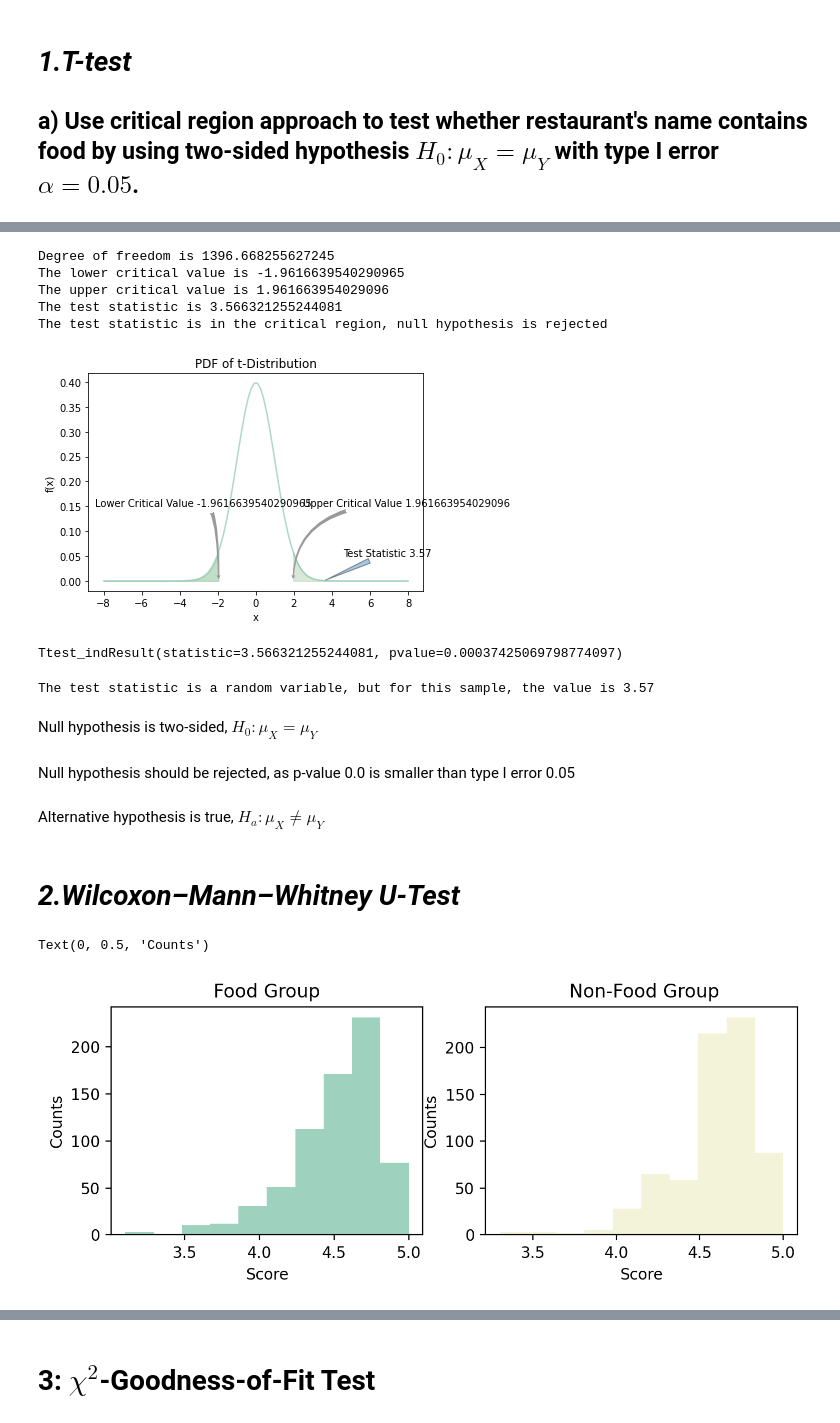
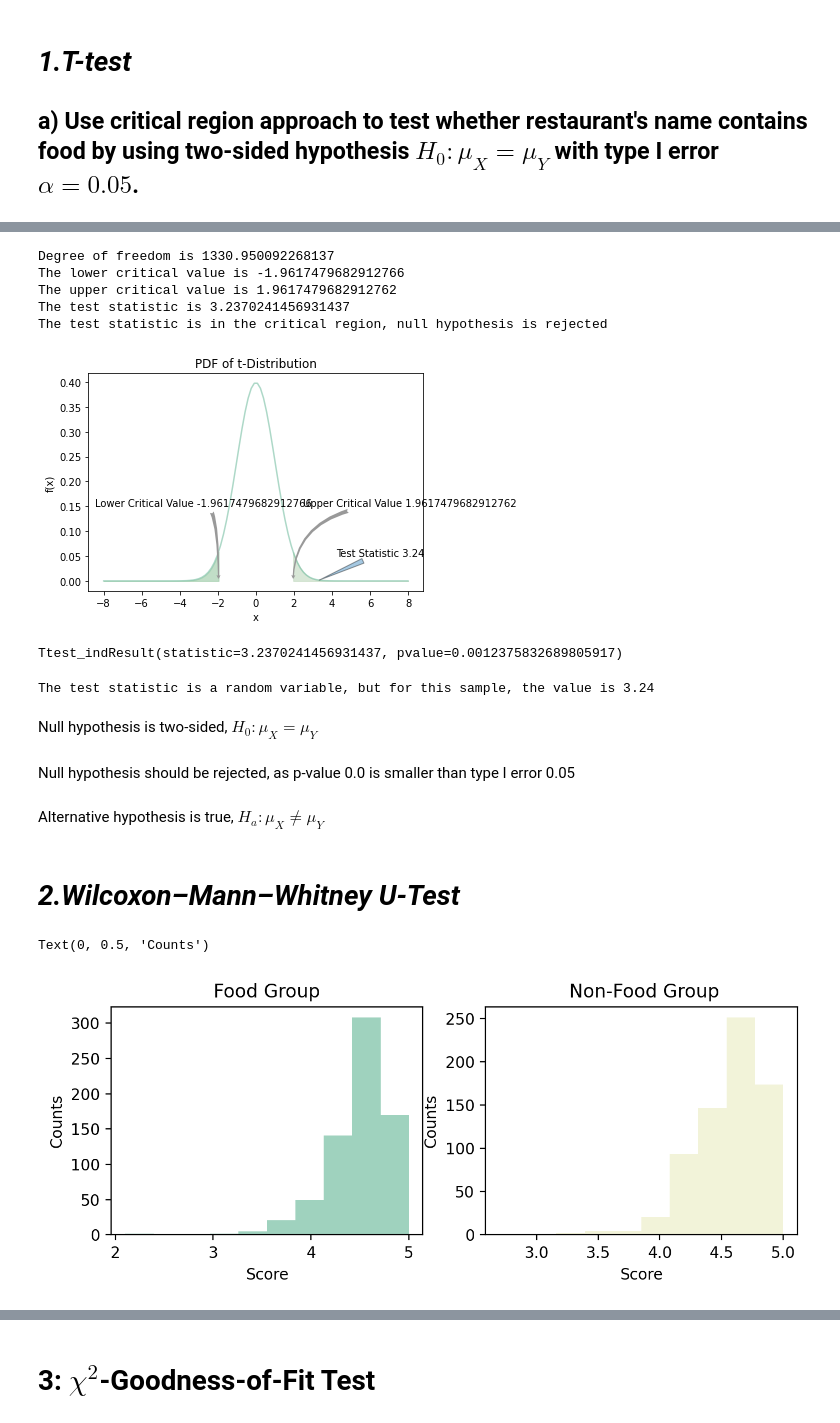
Before and after one commit to ZJHRyan/pp-workshop-try, a Jupyter notebook: useful.ipynb, the cells around one changed output, grey strips where cells are left out. Cells and saved outputs as stored; diff of their text form; code cells hidden in the pictures.

```diff
--- a/useful.ipynb
+++ b/useful.ipynb
@@ -31,10 +31,10 @@ df
 df=df.drop(columns=['Unnamed: 0','index','id'])
 # %%
 n=350
-df_1 = df[(df.is_food == 1) & (df.price_range == 1)].sample(n)
-df_2 = df[(df.is_food == 1) & (df.price_range >1)].sample(n)
-df_3 = df[(df.is_food == 0) & (df.price_range == 1)].sample(n)
-df_4 = df[(df.is_food == 0) & (df.price_range >1)].sample(n)
+df_1 = df[(df.include_food == 1) & (df.price_range == 1)].sample(n,random_state=1)
+df_2 = df[(df.include_food == 1) & (df.price_range >1)].sample(n,random_state=1)
+df_3 = df[(df.include_food == 0) & (df.price_range == 1)].sample(n,random_state=1)
+df_4 = df[(df.include_food == 0) & (df.price_range >1)].sample(n,random_state=1)
 df=pd.concat([df_1,df_2,df_3,df_4])
 df
 # %% [output]
@@ -353,12 +353,12 @@ print('The test statistic is', test_statistic_value)
 plt.annotate(f'Test Statistic {round(test_statistic_value,2)}',(test_statistic_value,0),(test_statistic_value+1,0.05),arrowprops=dict(arrowstyle="wedge,tail_width=0.5", alpha=0.4))  #Annotation
 print('The test statistic is in the critical region, null hypothesis is rejected ')
 # %% [output]
-Degree of freedom is 1396.668255627245
-The lower critical value is -1.9616639540290965
-The upper critical value is 1.961663954029096
-The test statistic is 3.566321255244081
+Degree of freedom is 1330.950092268137
+The lower critical value is -1.9617479682912766
+The upper critical value is 1.9617479682912762
+The test statistic is 3.2370241456931437
 The test statistic is in the critical region, null hypothesis is rejected
-[figure, old version]
+[figure, new version]
 # %%
 from IPython.display import display, Markdown, Latex
 result_tTest=sts.ttest_ind(Sample_X,Sample_Y,alternative='two-sided',equal_var=False)
@@ -368,36 +368,36 @@ display(Markdown('Null hypothesis is two-sided, $H_0: \mu_X=\mu_Y$'))
 display(Markdown(f'Null hypothesis should be rejected, as p-value {round(result_tTest[1],2)} is smaller than type I error 0.05'))
 display(Markdown('Alternative hypothesis is true, $H_a: \mu_X ≠ \mu_Y$'))
 # %% [output]
-Ttest_indResult(statistic=3.566321255244081, pvalue=0.00037425069798774097)
+Ttest_indResult(statistic=3.2370241456931437, pvalue=0.0012375832689805917)
-The test statistic is a random variable, but for this sample, the value is 3.57
+The test statistic is a random variable, but for this sample, the value is 3.24
 Null hypothesis is two-sided, $H_0: \mu_X=\mu_Y$
 Null hypothesis should be rejected, as p-value 0.0 is smaller than type I error 0.05
 Alternative hypothesis is true, $H_a: \mu_X ≠ \mu_Y$
 # %% [markdown]
 # ***2.Wilcoxon–Mann–Whitney  U-Test***
 # %%
-Sample_C=df[df.is_food == 1].score.values   #Construct two sample from the table above
-Sample_W=df[df.is_food == 0].score.values
-len_C=len(df[df.is_food == 1].score)
-len_w=len(df[df.is_food == 1].score)
+Sample_C=df[df.include_food == 1].score.values   #Construct two sample from the table above
+Sample_W=df[df.include_food == 0].score.values
+len_C=len(df[df.include_food == 1].score)
+len_w=len(df[df.include_food == 1].score)
 
 
 fig = plt.figure(figsize=(8, 6), dpi=200)  #Generate blank figure layout is 2 x 2, size 8 inch  x 6 inch, 200 dpi
 ax1=fig.add_subplot(2,2,1)
 ax2=fig.add_subplot(2,2,2)
 
 ax1.hist(Sample_C, color ='#77BFA3',alpha = 0.7) #Generate relative frequency histogram for coffee group
 ax1.set_title('Food Group')
 ax1.set_xlabel('Score')
 ax1.set_ylabel('Counts')
 
 ax2.hist(Sample_W, color ='#EDEEC9',alpha = 0.7) #Generate relative frequency histogram for water group
 ax2.set_title(' Non-Food Group')
 ax2.set_xlabel('Score')
 ax2.set_ylabel('Counts')
 # %% [output]
 Text(0, 0.5, 'Counts')
-[figure, old version]
+[figure, new version]
 # %%
 print(sts.mannwhitneyu(Sample_C,Sample_W,alternative='two-sided')) #Use mannwhitneyu () to conduct WMW U test. par 1,2 are samples, par 3 is to specify the formulation of hypothesis
 if sts.mannwhitneyu(Sample_C,Sample_W,alternative='two-sided')[1]>0.05:
```
Also changed, not shown: parts of 46 cells of this notebook, 4 other files.
